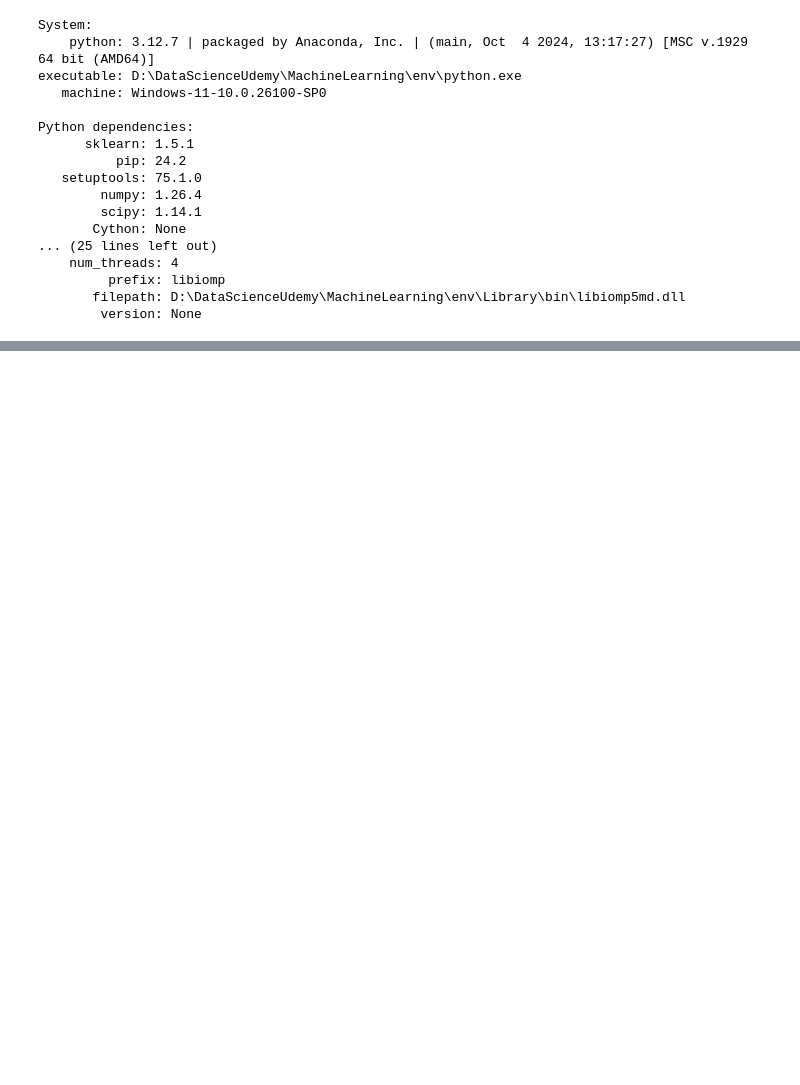
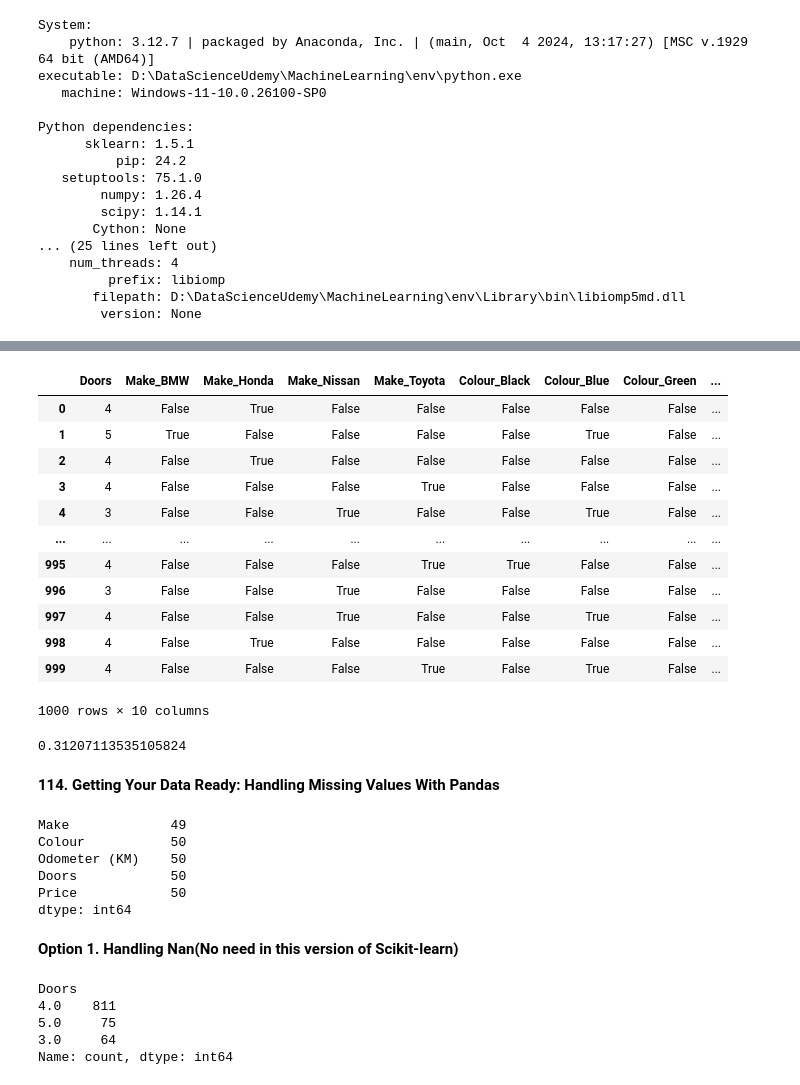
Before and after one commit to bhagya777/Machine-Learning, a Jupyter notebook: Scikit-learn.ipynb, the cells around one changed output, grey strips where cells are left out. Saved outputs shown, nothing was run; the diff lists cells and outputs as text; code cells hidden in the pictures; blank space fills up the shorter version.

Commit message:
Scikit-learn

```diff
--- a/Scikit-learn.ipynb
+++ b/Scikit-learn.ipynb
@@ -179,0 +251,49 @@ Python dependencies:
+# %%
+dummies=pd.get_dummies(car_sales[['Make','Colour','Doors']])
+dummies
+# %% [output]
+|  | Doors | Make_BMW | Make_Honda | Make_Nissan | Make_Toyota | Colour_Black | Colour_Blue | Colour_Green | ... |
+| 0 | 4 | False | True | False | False | False | False | False | ... |
+| 1 | 5 | True | False | False | False | False | True | False | ... |
+| 2 | 4 | False | True | False | False | False | False | False | ... |
+| 3 | 4 | False | False | False | True | False | False | False | ... |
+| 4 | 3 | False | False | True | False | False | True | False | ... |
+| ... | ... | ... | ... | ... | ... | ... | ... | ... | ... |
+| 995 | 4 | False | False | False | True | True | False | False | ... |
+| 996 | 3 | False | False | True | False | False | False | False | ... |
+| 997 | 4 | False | False | True | False | False | True | False | ... |
+| 998 | 4 | False | True | False | False | False | False | False | ... |
+| 999 | 4 | False | False | False | True | False | True | False | ... |
+1000 rows × 10 columns
+# %%
+np.random.seed(1)
+x_train,x_test,y_train,y_test=train_test_split(transformed_x,y,test_size=0.2)
+
+from sklearn.ensemble import RandomForestRegressor
+model=RandomForestRegressor()
+model.fit(x_train,y_train)
+model.score(x_test,y_test)
+# %% [output]
+0.31207113535105824
+# %% [markdown]
+**114. Getting Your Data Ready: Handling Missing Values With Pandas**
+# %%
+car_sales_missing=pd.read_csv("Data/car-sales-extended-missing-data.csv")
+car_sales_missing.isna().sum()
+# %% [output]
+Make             49
+Colour           50
+Odometer (KM)    50
+Doors            50
+Price            50
+dtype: int64
+# %% [markdown]
+**Option 1. Handling Nan(No need in this version of Scikit-learn)**
+# %%
+car_sales_missing["Doors"].value_counts()
+# %% [output]
+Doors
+4.0    811
+5.0     75
+3.0     64
+Name: count, dtype: int64
```
Also changed, not shown: parts of 25 cells of this notebook.
